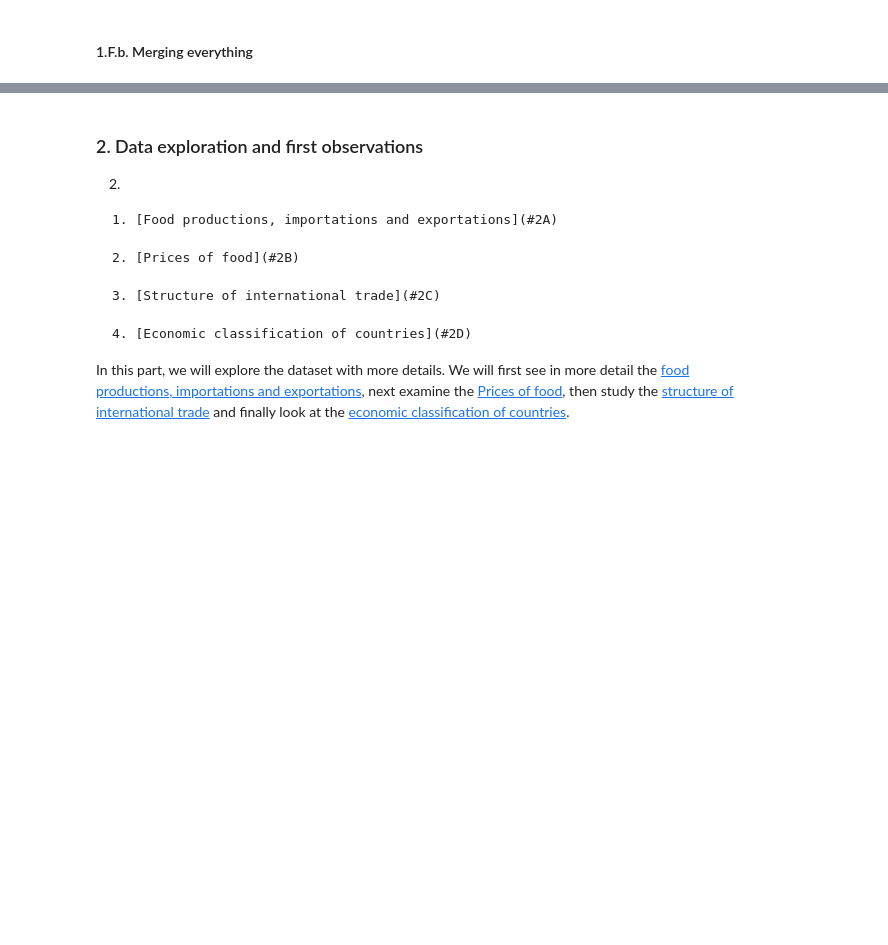
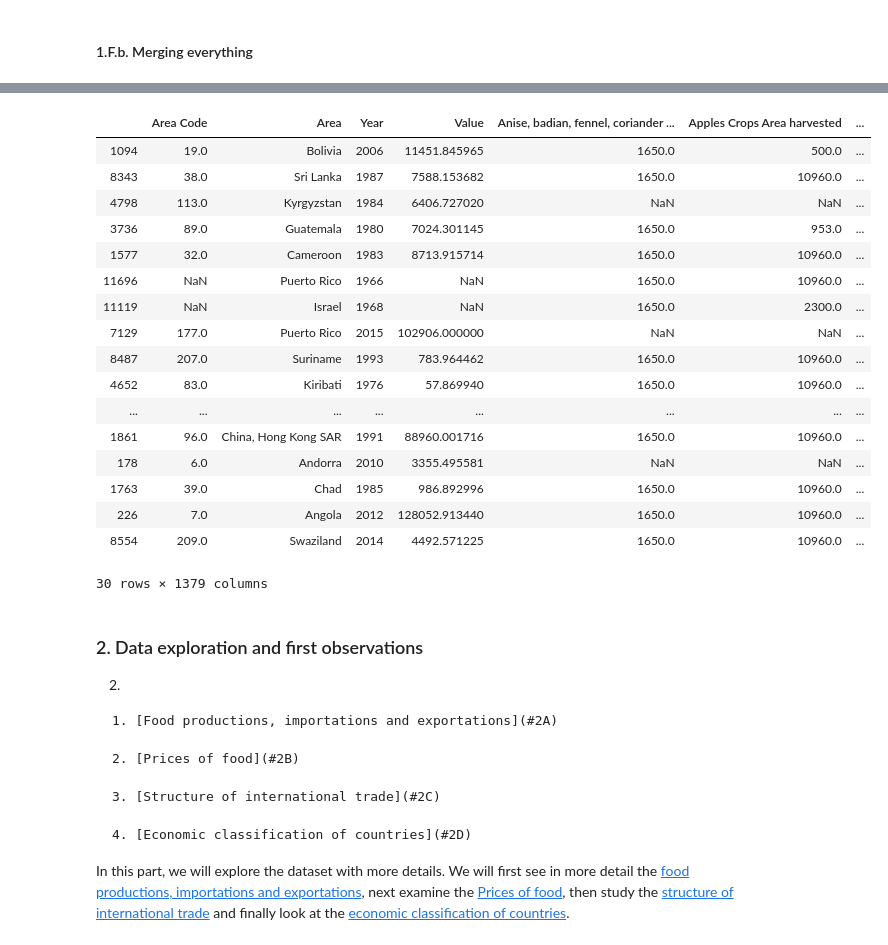
Before and after one commit to martin-ev/ADA-project, a Jupyter notebook: Scripts/Milestone 2.ipynb, the cells around one changed output, grey strips where cells are left out. Saved outputs shown, nothing was run; the diff lists cells and outputs as text; code cells hidden in the pictures; blank space fills up the shorter version.

```diff
--- a/Scripts/Milestone 2.ipynb
+++ b/Scripts/Milestone 2.ipynb
@@ -350,0 +376,6 @@ df_useful['Live animals trade'] = df['Live animals trade']
+# %%
+selection_import_quantities = df['Crops trade']["Element"] == 'Import Quantity'
+selection_export_quantities = df['Crops trade']["Element"] == 'Export Quantity'
+
+df_useful['Crops import quantities'] = df['Crops trade'][selection_import_quantities].drop(columns=['Item Code', "Element Code", "Element", "Year Code", "Unit", "Flag"])
+df_useful['Crops export quantities'] = df['Crops trade'][selection_export_quantities].drop(columns=['Item Code', "Element Code", "Element", "Year Code", "Unit", "Flag"])
@@ -676,0 +517,4 @@ def visualise_world_data_bokeh(df):
+# %%
+for df_name in df_useful :
+    print (df_name)
+    df_useful[df_name]["Area"] = df_useful[df_name]["Area"].apply(correct_country_names)
@@ -724,0 +589,21 @@ display(food_crop_area_df_pivoted.sample(10))
+# %%
+need_pivot = ['Crops Area harvested',
+              'Crops Production',
+              'Crops Seed',
+              'Crops Yield',
+              'Livestock production',
+              'Live animals import quantities',
+              'Live animals export quantities',
+              'Crops import quantities',
+              'Crops export quantities']
+
+def rename_columns(x, word):
+    if x not in ['Area', 'Year']:
+        return x + ' ' + word
+    return x
+
+gdp_df = df_useful['GDP'].rename(columns = {'Value':'GDP'})[["Area",'Year','GDP']]
+
+for df_name in need_pivot :
+    df_useful[df_name] = pd.pivot_table(df_useful[df_name], index=["Area",'Year'], columns="Item", values="Value").rename(columns=lambda x: rename_columns(x, df_name))
+    display(df_useful[df_name].sample(5))
@@ -725,2 +666,8 @@ display(food_crop_area_df_pivoted.sample(10))
+# %%
+# Deal with the NaN that appeared
+for df_name in df_useful :
+    for column in list(df_useful[df_name]):
+        if column not in ['Area', 'Year']:
+            df_useful[df_name][column].fillna(df_useful[df_name][column].median(), inplace=True)
 # %% [markdown]
 #### 1.F.b. Merging everything  <a name="1Fb"></a>
@@ -758,3 +674,28 @@ uni_df.sample(30)
+# %%
+uni_df = df_useful['GDP']
+for df_name in need_pivot :
+    uni_df = pd.merge(uni_df, df_useful[df_name], how='outer', on=['Area', 'Year'])
+
+uni_df.sample(30)
+# %% [output]
+|  | Area Code | Area | Year | Value | Anise, badian, fennel, coriander ... | Apples Crops Area harvested | ... |
+| 1094 | 19.0 | Bolivia | 2006 | 11451.845965 | 1650.0 | 500.0 | ... |
+| 8343 | 38.0 | Sri Lanka | 1987 | 7588.153682 | 1650.0 | 10960.0 | ... |
+| 4798 | 113.0 | Kyrgyzstan | 1984 | 6406.727020 | NaN | NaN | ... |
+| 3736 | 89.0 | Guatemala | 1980 | 7024.301145 | 1650.0 | 953.0 | ... |
+| 1577 | 32.0 | Cameroon | 1983 | 8713.915714 | 1650.0 | 10960.0 | ... |
+| 11696 | NaN | Puerto Rico | 1966 | NaN | 1650.0 | 10960.0 | ... |
+| 11119 | NaN | Israel | 1968 | NaN | 1650.0 | 2300.0 | ... |
+| 7129 | 177.0 | Puerto Rico | 2015 | 102906.000000 | NaN | NaN | ... |
+| 8487 | 207.0 | Suriname | 1993 | 783.964462 | 1650.0 | 10960.0 | ... |
+| 4652 | 83.0 | Kiribati | 1976 | 57.869940 | 1650.0 | 10960.0 | ... |
+| ... | ... | ... | ... | ... | ... | ... | ... |
+| 1861 | 96.0 | China, Hong Kong SAR | 1991 | 88960.001716 | 1650.0 | 10960.0 | ... |
+| 178 | 6.0 | Andorra | 2010 | 3355.495581 | NaN | NaN | ... |
+| 1763 | 39.0 | Chad | 1985 | 986.892996 | 1650.0 | 10960.0 | ... |
+| 226 | 7.0 | Angola | 2012 | 128052.913440 | 1650.0 | 10960.0 | ... |
+| 8554 | 209.0 | Swaziland | 2014 | 4492.571225 | 1650.0 | 10960.0 | ... |
+30 rows × 1379 columns
 # %% [markdown]
 ### 2. Data exploration and first observations  <a name="2"></a>
 
```
Also changed, not shown: parts of 40 cells of this notebook, 3 other files.
